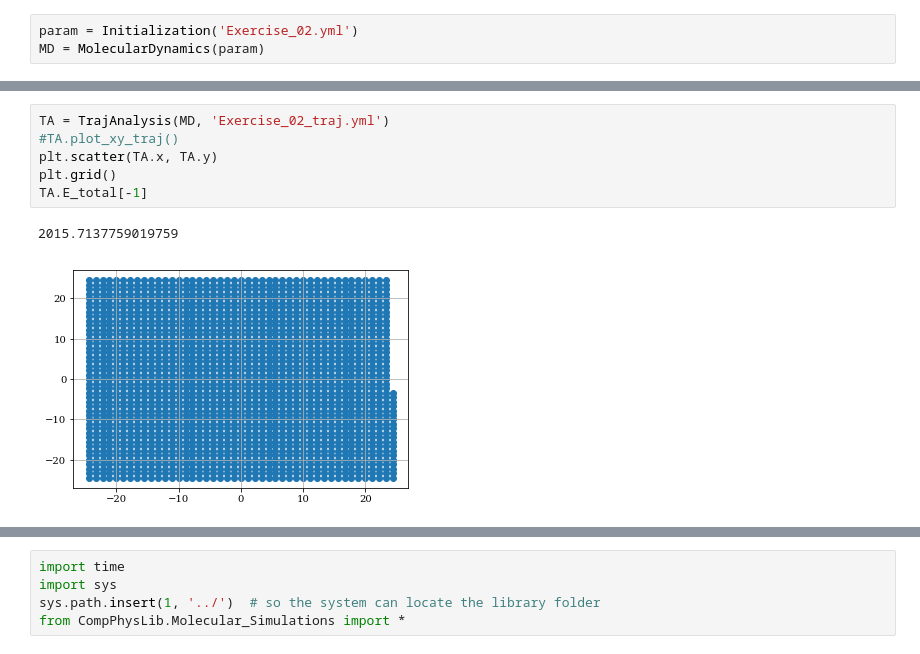
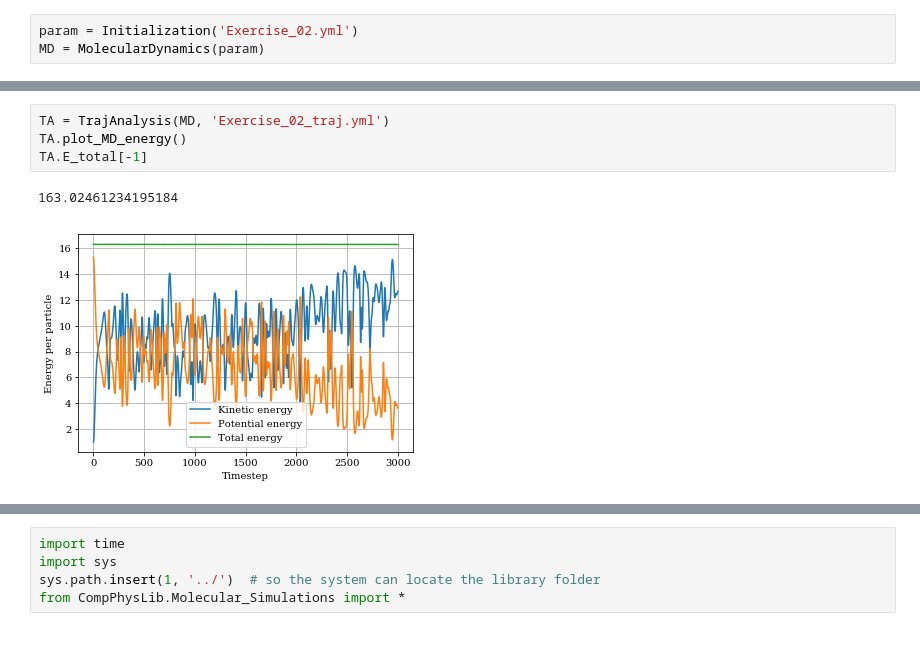
Before and after one commit to wehs7661/CompPhys, a Jupyter notebook: Exercises/Exercise_02.ipynb, the cells around one changed output, grey strips where cells are left out. Saved outputs shown, nothing was run; the diff lists cells and outputs as text.

```diff
--- a/Exercises/Exercise_02.ipynb
+++ b/Exercises/Exercise_02.ipynb
@@ -167,10 +167,8 @@ Elapsed time: 44.5528621673584
 *** Profile printout saved to text file 'prun1'.
 # %%
 TA = TrajAnalysis(MD, 'Exercise_02_traj.yml')
-#TA.plot_xy_traj()
-plt.scatter(TA.x, TA.y)
-plt.grid()
+TA.plot_MD_energy()
 TA.E_total[-1]
 # %% [output]
-2015.7137759019759
+163.02461234195184
-[figure, old version]
+[figure, new version]
```
Also changed, not shown: parts of 7 cells of this notebook, 4 other files.
